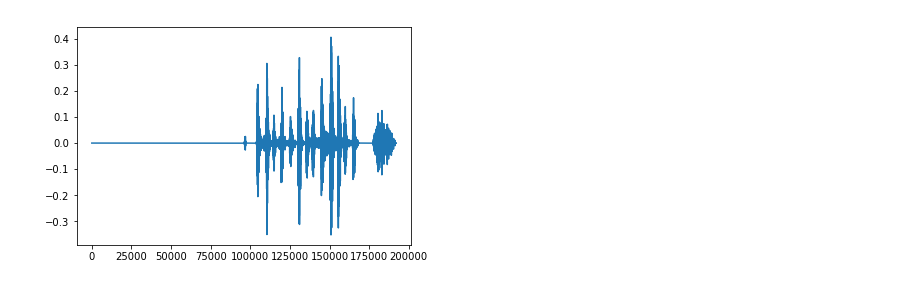
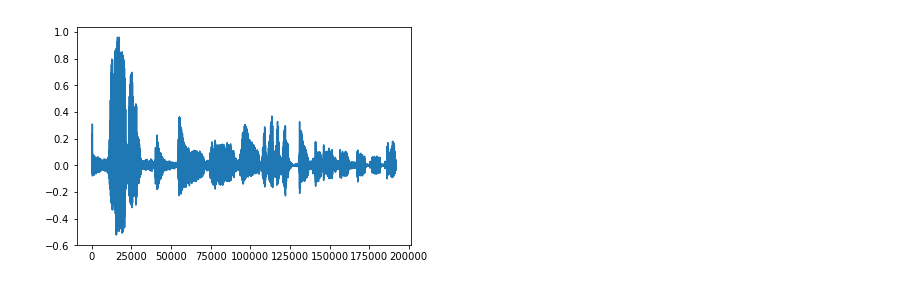
Before and after one commit to wesleygas/urban-piriquito, a Jupyter notebook: Projeto3-envia.ipynb, the cells around one changed output. Cells and saved outputs as stored; diff of their text form; code cells hidden in the pictures.

```diff
--- a/Projeto3-envia.ipynb
+++ b/Projeto3-envia.ipynb
@@ -16,0 +21,2 @@ sd.default.channels = 1
+# %%
+data, fs = sf.read('smnsh.wav')
@@ -17,8 +32,7 @@ sd.default.channels = 1
 # %%
-duration = 4
-myrecording = sd.rec(int(duration * fs))
+sd.play(data)
 sd.wait()
-plt.plot(myrecording)
+plt.plot(data)
 plt.show()
 # %% [output]
-[figure, old version]
+[figure, new version]
```
Also changed, not shown: parts of 17 cells of this notebook.
